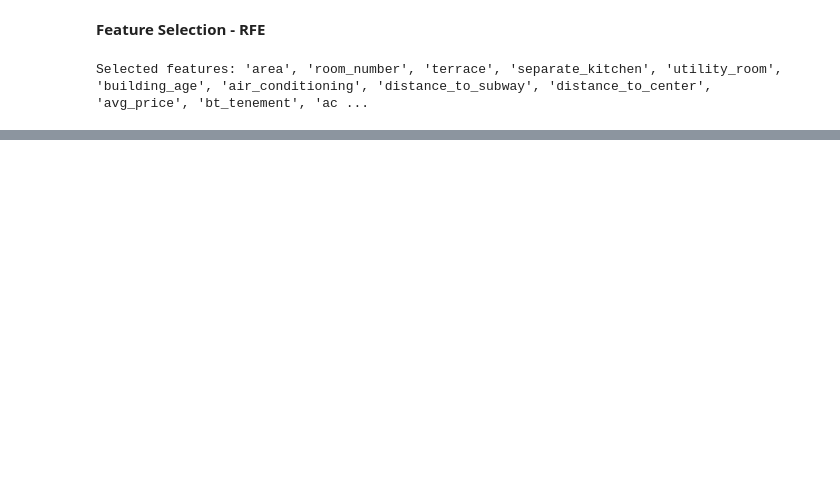
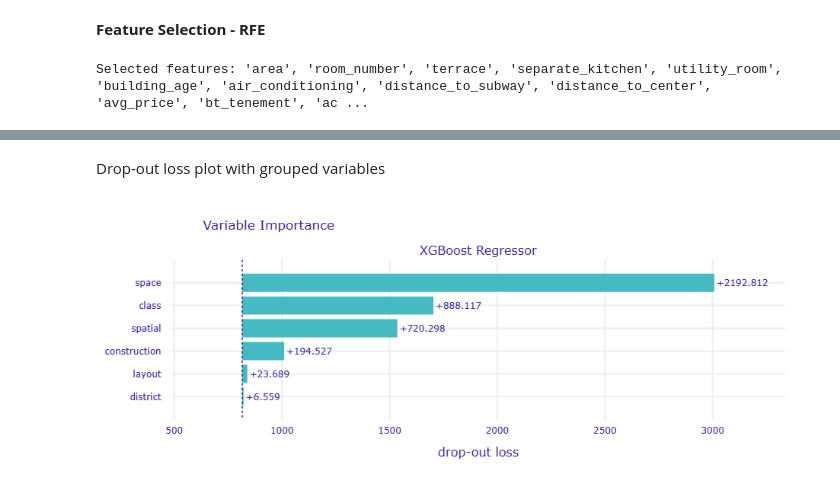
Before and after one commit to KacperSokolowski/MA, a Jupyter notebook: modeling_notebook.ipynb, the cells around one changed output, grey strips where cells are left out. Saved outputs shown, nothing was run; the diff lists cells and outputs as text; code cells hidden in the pictures; blank space fills up the shorter version.

```diff
--- a/modeling_notebook.ipynb
+++ b/modeling_notebook.ipynb
@@ -260,0 +287,14 @@ MAPE: 0.11589855079775627
+# %% [markdown]
+Drop-out loss plot with grouped variables
+# %%
+variable_groups = {
+    'space': ['area', 'room_number'],
+    'layout': ['terrace', 'separate_kitchen', 'utility_room'],
+    'construction': ['building_age', 'bt_tenement'],
+    'spatial': ['distance_to_center', 'distance_to_subway', 'avg_price'],
+    'district': ['Targowek', 'Wilanow'],
+    'class': ['ac_premium', 'ac_superior', 'ac_basic']}
+
+explainer.model_parts(variable_groups=variable_groups).plot()
+# %% [output]
+[figure, added]
```
Also changed, not shown: parts of 44 cells of this notebook, 2 other files.
